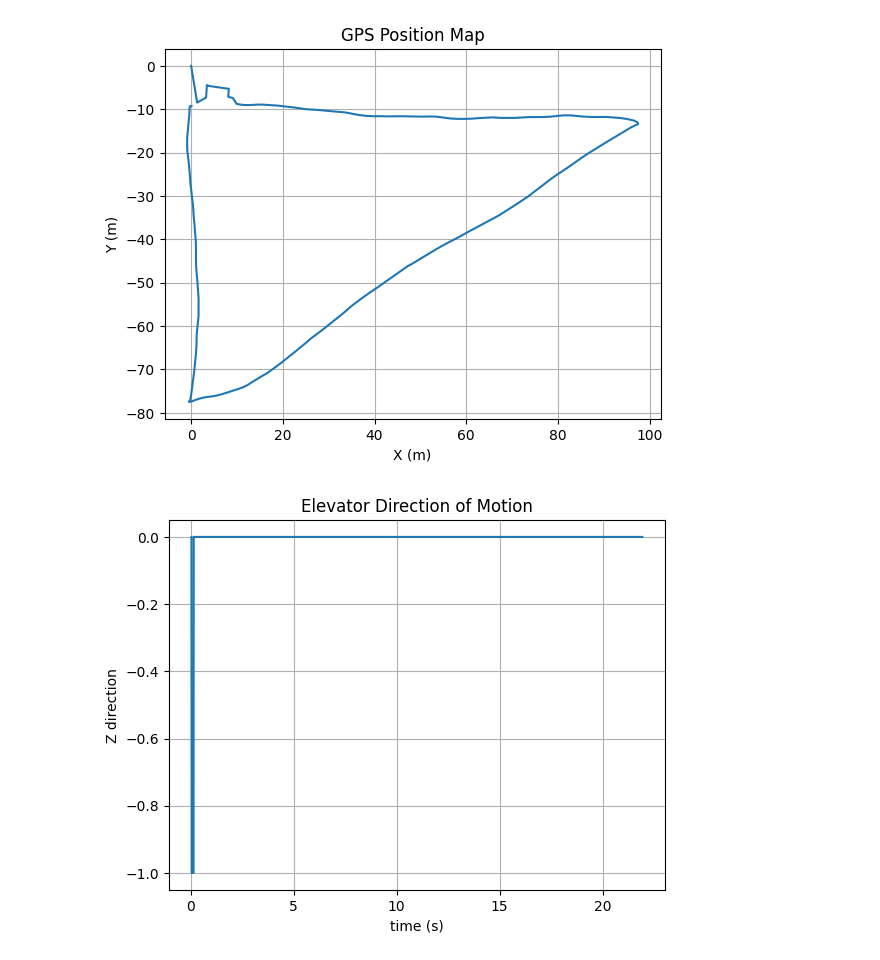
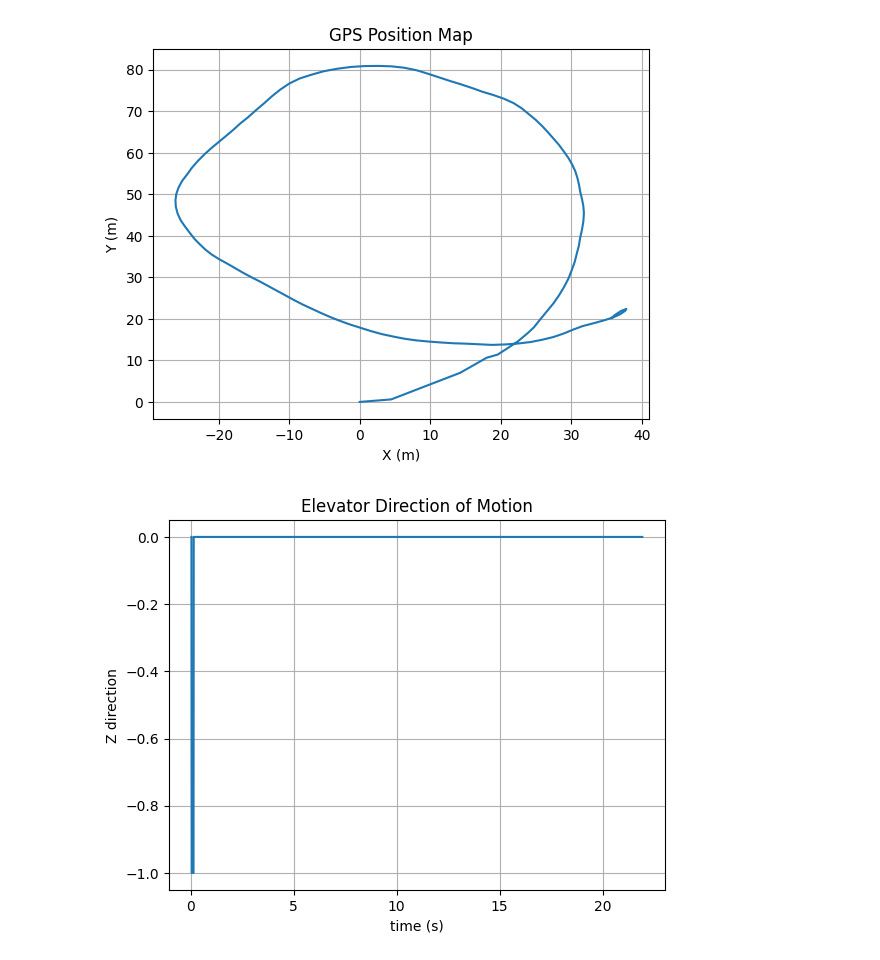
Before and after one commit to ubsuny/CP1-24-midterm, a Jupyter notebook: abruns123/code/the_plotter.ipynb, the cells around one changed output. Drawn from its saved outputs; the diff is of its cells as text; code cells hidden in the pictures.

```diff
--- a/abruns123/code/the_plotter.ipynb
+++ b/abruns123/code/the_plotter.ipynb
@@ -4,35 +4,35 @@ from distance_calc import diffm, reader, get_coords
 from direction_of_motion import acc_reader, get_direction
 
 
-lats,lons=reader("/workspaces/CP1-24-midterm/abruns123/data/triangle_data/Raw Data.csv")
+lats,lons=reader("/workspaces/CP1-24-midterm/abruns123/data/circle_data/Location.csv")
 distances=[]
 xy_coords=[]
 x_pos=[0]
 y_pos=[0]
 for i in range(1,len(lats)-1):
     distances.append(diffm(lats[i], lats[i+1], lons[i], lons[i+1]))
 
 for i in range(len(distances)):
     xy_coords.append(get_coords(distances, distances[i], i))
     x,y=xy_coords[i]
     x_pos.append(x)
     y_pos.append(y)
 plt.figure()
 plt.plot(x_pos,y_pos)
 plt.ylabel("Y (m)")
 plt.xlabel("X (m)")
 plt.title("GPS Position Map")
 plt.grid()
 plt.show()
 plt.figure()
 acc,times=acc_reader("/workspaces/CP1-24-midterm/abruns123/data/down_data/Raw Data.csv")
 directions=get_direction(times, acc)
 plt.plot(times,directions)
 plt.title("Elevator Direction of Motion")
 plt.ylabel("Z direction")
 plt.xlabel("time (s)")
 plt.grid()
 plt.show()
 # %% [output]
-[figure, old version]
+[figure, new version]
 [figure]
```
Also changed, not shown: 4 other files.
